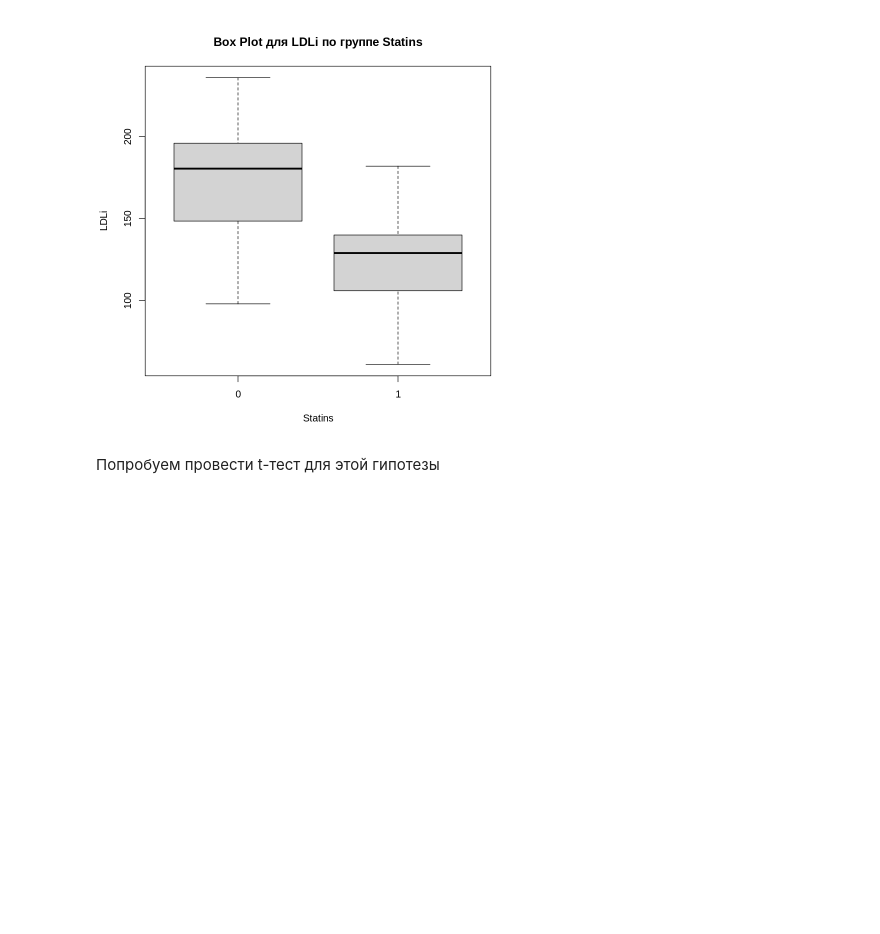
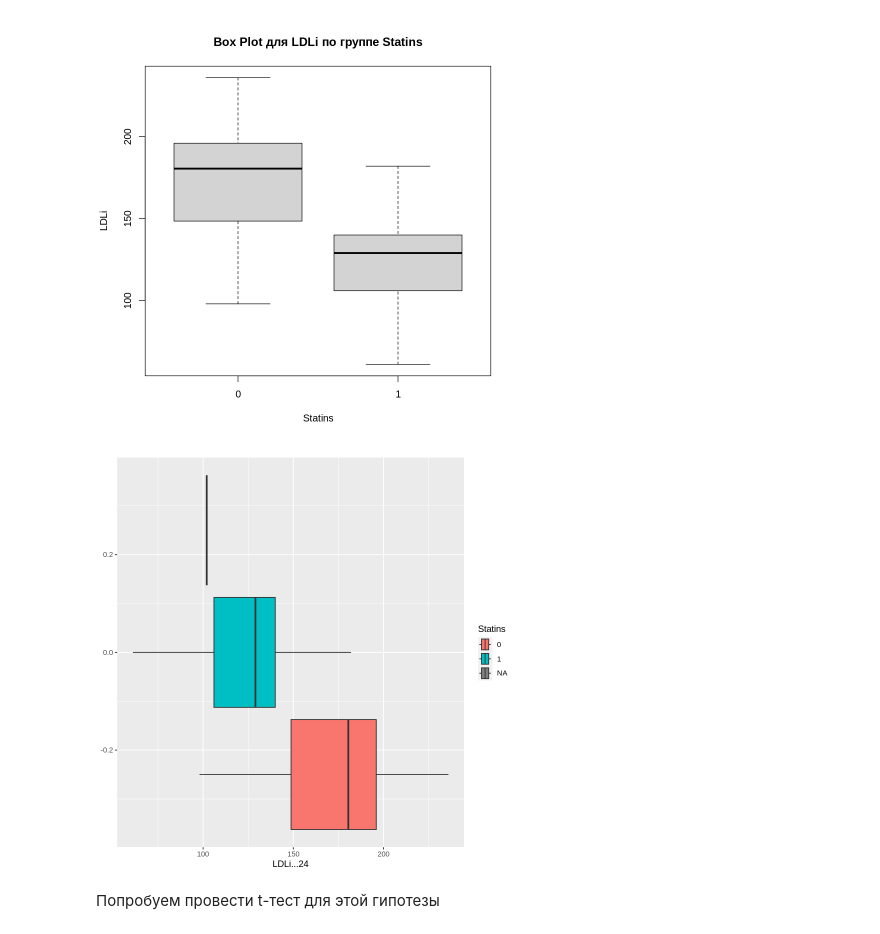
Before and after one commit to MikhailDemin/GB_DataScience-in-Med, a Jupyter notebook: 21_Applied_statistics_in_medicine/21_lesson_3_my_solution.ipynb, the cells around one changed output. Drawn from its saved outputs; the diff is of its cells as text; code cells hidden in the pictures; blank space fills up the shorter version.

```diff
--- a/21_Applied_statistics_in_medicine/21_lesson_3_my_solution.ipynb
+++ b/21_Applied_statistics_in_medicine/21_lesson_3_my_solution.ipynb
@@ -233,6 +268,11 @@ df_1 <- data.frame(LDLi = data$LDLi...24, Statins = data$Statins)
 boxplot(LDLi ~ Statins, data = df_1, xlab = "Statins", ylab = "LDLi", main = "Box Plot для LDLi по группе Statins")
 # %% [output]
 [figure]
+# %%
+ggplot(data, aes(LDLi...24, fill = Statins)) +
+  geom_boxplot()
+# %% [output]
+[figure, added]
 # %% [markdown]
 Попробуем провести t-тест для этой гипотезы
 # %%
```
Also changed, not shown: parts of 20 cells of this notebook, 1 other file.
